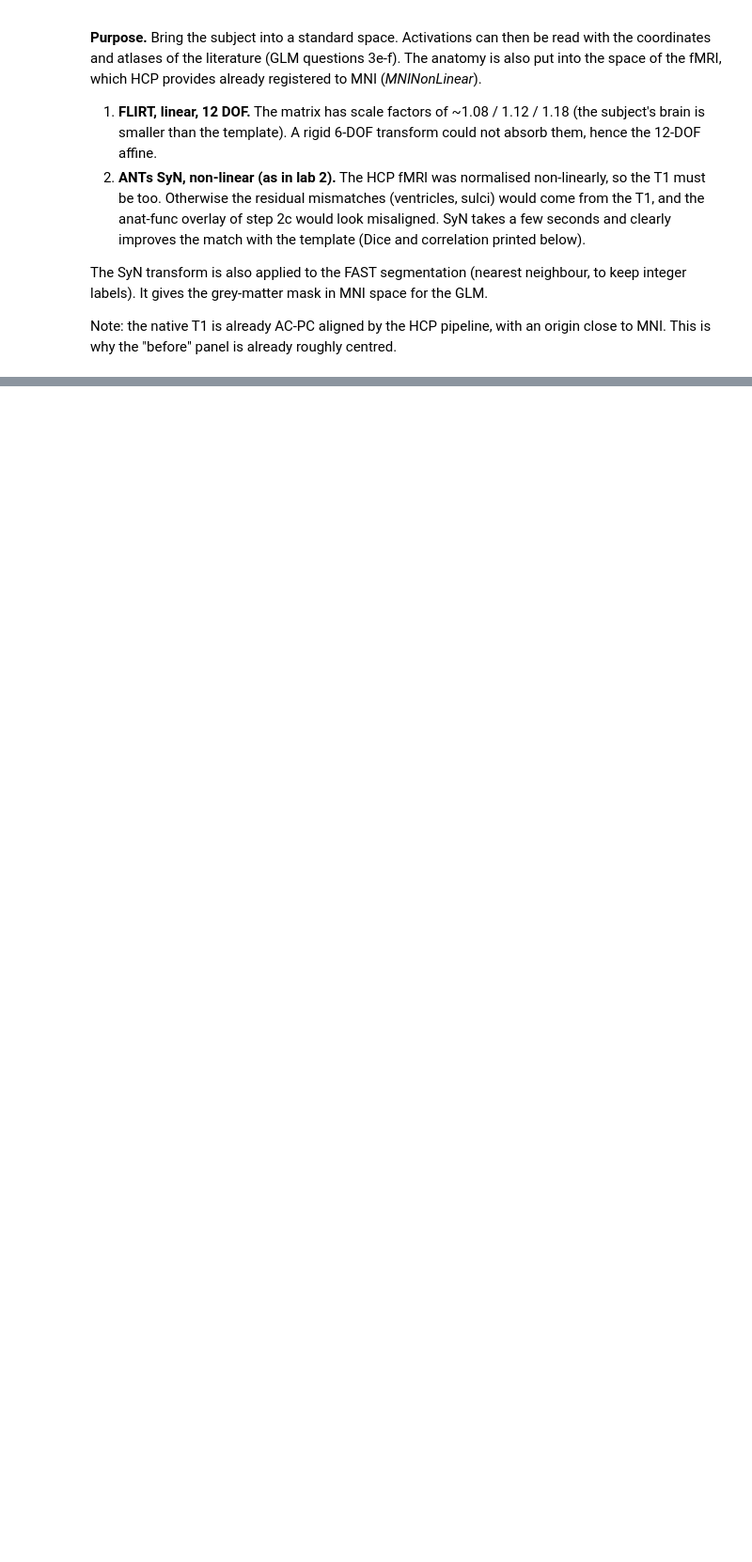
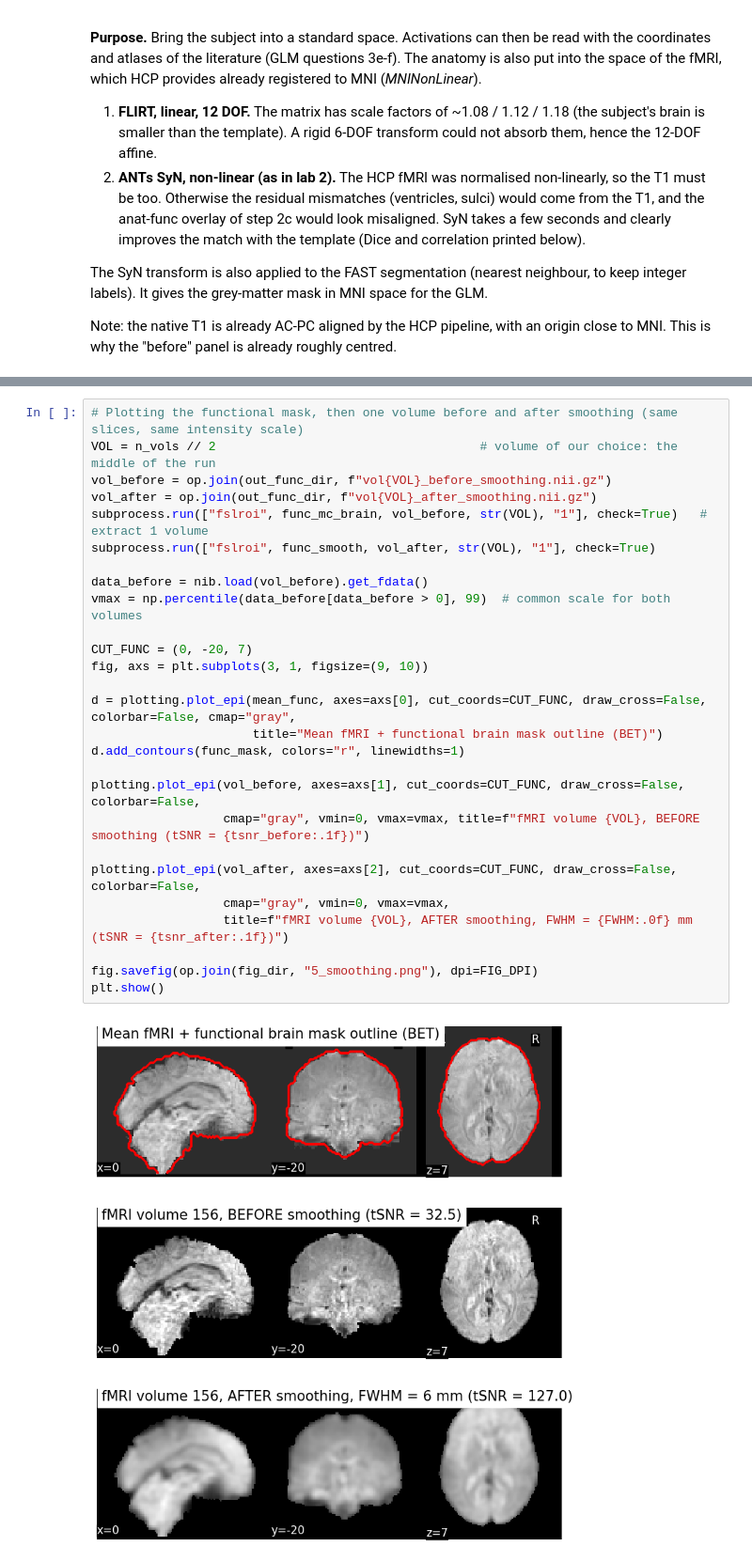
Before and after one commit to matt1234-cmd/NSSP-Mini-project-1, a Jupyter notebook: Project_notebook.ipynb, the cells around one changed output, grey strips where cells are left out. Shown at 94% size. Drawn from its saved outputs; the diff is of its cells as text; blank space fills up the shorter version.

```diff
--- a/Project_notebook.ipynb
+++ b/Project_notebook.ipynb
@@ -262,0 +538,29 @@ plt.show()
+# %%
+# Plotting the functional mask, then one volume before and after smoothing (same slices, same intensity scale)
+VOL = n_vols // 2                                    # volume of our choice: the middle of the run
+vol_before = op.join(out_func_dir, f"vol{VOL}_before_smoothing.nii.gz")
+vol_after = op.join(out_func_dir, f"vol{VOL}_after_smoothing.nii.gz")
+subprocess.run(["fslroi", func_mc_brain, vol_before, str(VOL), "1"], check=True)   # extract 1 volume
+subprocess.run(["fslroi", func_smooth, vol_after, str(VOL), "1"], check=True)
+
+data_before = nib.load(vol_before).get_fdata()
+vmax = np.percentile(data_before[data_before > 0], 99)  # common scale for both volumes
+
+CUT_FUNC = (0, -20, 7)
+fig, axs = plt.subplots(3, 1, figsize=(9, 10))
+
+d = plotting.plot_epi(mean_func, axes=axs[0], cut_coords=CUT_FUNC, draw_cross=False, colorbar=False, cmap="gray",
+                      title="Mean fMRI + functional brain mask outline (BET)")
+d.add_contours(func_mask, colors="r", linewidths=1)
+
+plotting.plot_epi(vol_before, axes=axs[1], cut_coords=CUT_FUNC, draw_cross=False, colorbar=False,
+                  cmap="gray", vmin=0, vmax=vmax, title=f"fMRI volume {VOL}, BEFORE smoothing (tSNR = {tsnr_before:.1f})")
+
+plotting.plot_epi(vol_after, axes=axs[2], cut_coords=CUT_FUNC, draw_cross=False, colorbar=False,
+                  cmap="gray", vmin=0, vmax=vmax,
+                  title=f"fMRI volume {VOL}, AFTER smoothing, FWHM = {FWHM:.0f} mm (tSNR = {tsnr_after:.1f})")
+
+fig.savefig(op.join(fig_dir, "5_smoothing.png"), dpi=FIG_DPI)
+plt.show()
+# %% [output]
+[figure, added]
```
Also changed, not shown: parts of 18 cells of this notebook.
